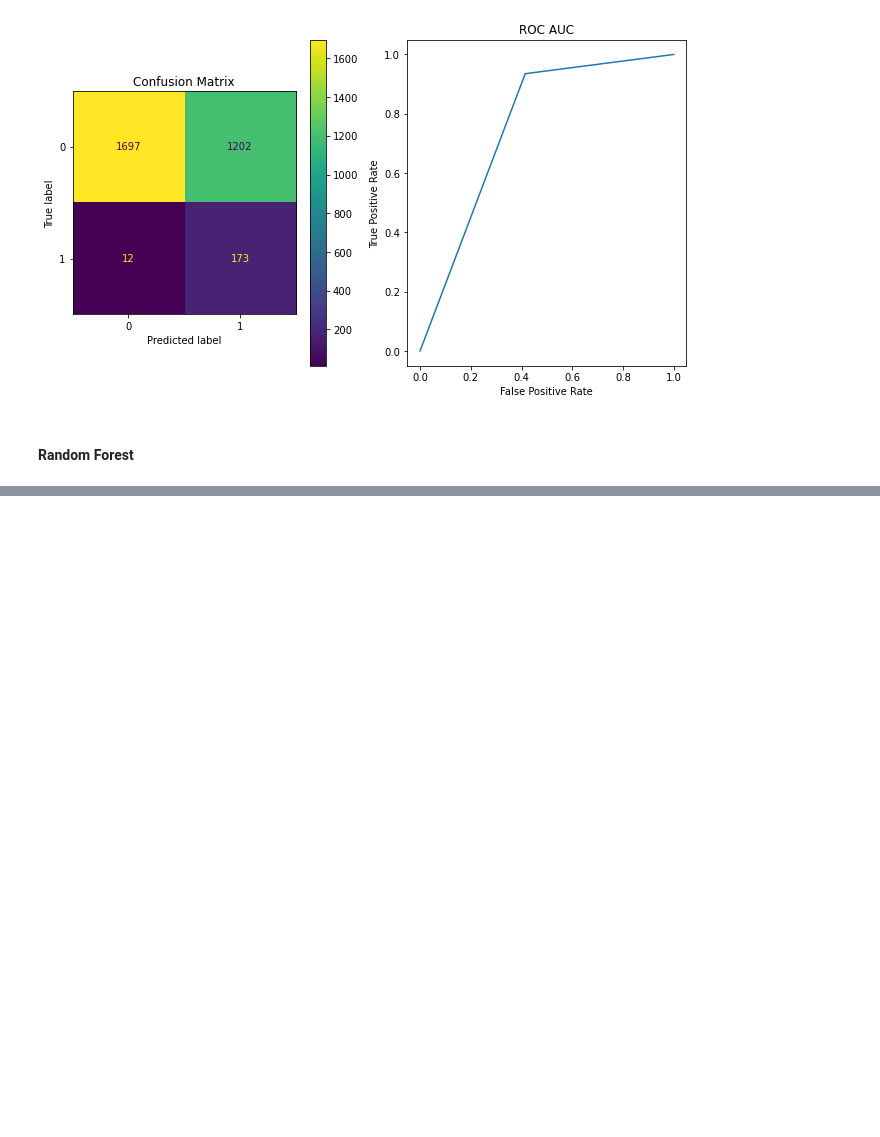
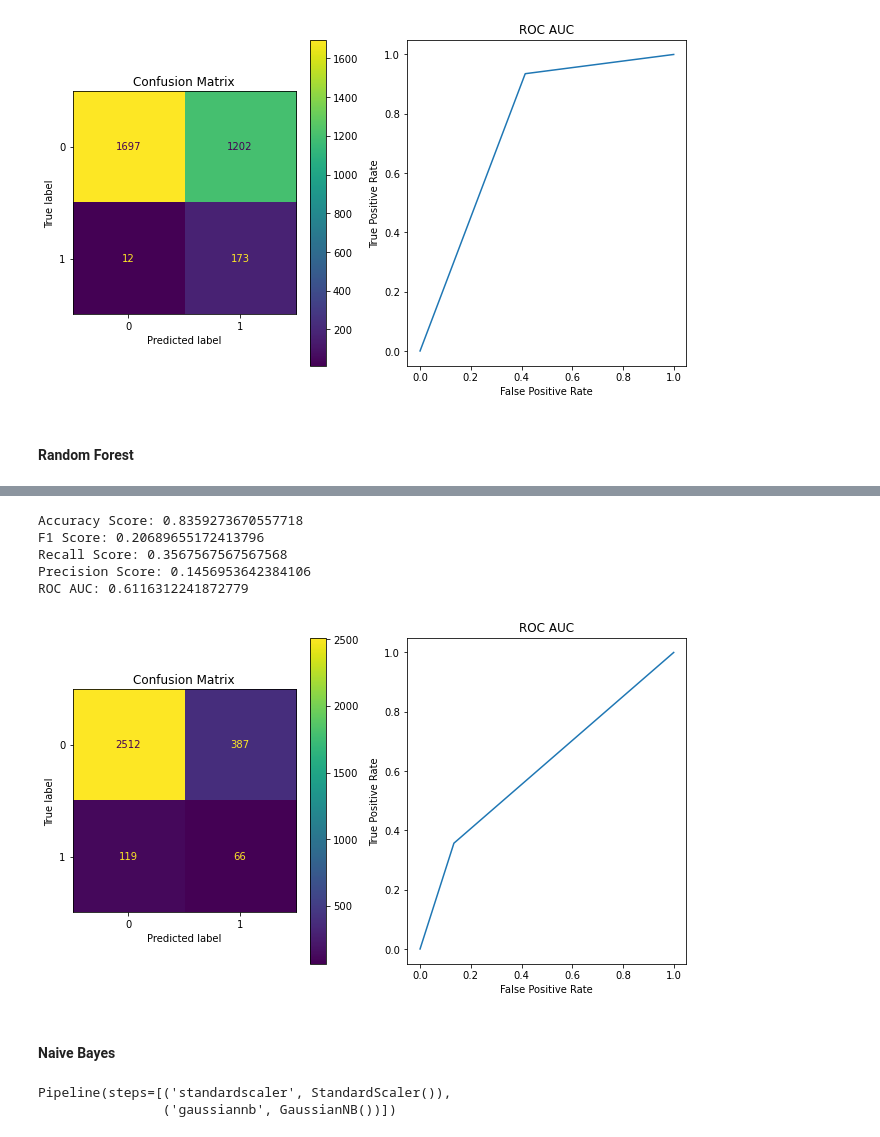
Before and after one commit to MohammadRouintan/Vehicle-Insurance-Claim-Fraud-Detection-Classification, a Jupyter notebook: VehicleInsuranceCLASSIFICATION.ipynb, the cells around one changed output, grey strips where cells are left out. Drawn from its saved outputs; the diff is of its cells as text; code cells hidden in the pictures; blank space fills up the shorter version.

```diff
--- a/VehicleInsuranceCLASSIFICATION.ipynb
+++ b/VehicleInsuranceCLASSIFICATION.ipynb
@@ -1053,0 +1100,11 @@ ROC AUC: 0.5128236204469387
+# %%
+analysis_model_with_test('knn_clf_over', knn_clf, x_test, y_test)
+# %% [output]
+Accuracy Score: 0.8359273670557718
+F1 Score: 0.20689655172413796
+Recall Score: 0.3567567567567568
+Precision Score: 0.1456953642384106
+ROC AUC: 0.6116312241872779
+[figure, added]
+# %% [markdown]
+#### Naive Bayes
@@ -1053,0 +1114,5 @@ ROC AUC: 0.5128236204469387
+# %%
+gaussian_nb_clf.fit(x_over, y_over)
+# %% [output]
+Pipeline(steps=[('standardscaler', StandardScaler()),
+                ('gaussiannb', GaussianNB())])
```
Also changed, not shown: parts of 36 cells of this notebook.
